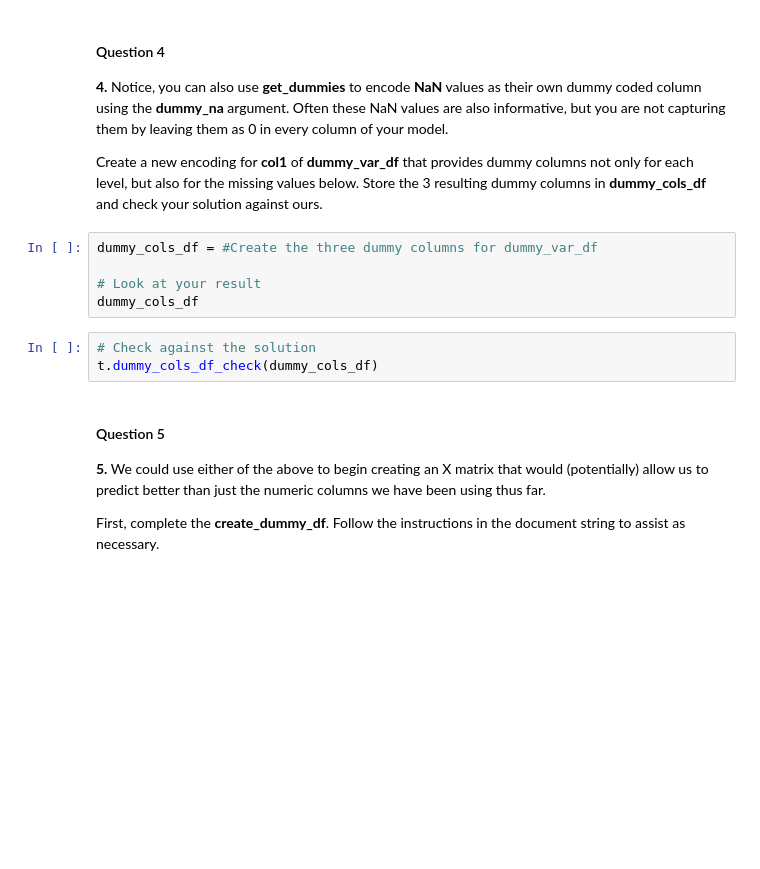
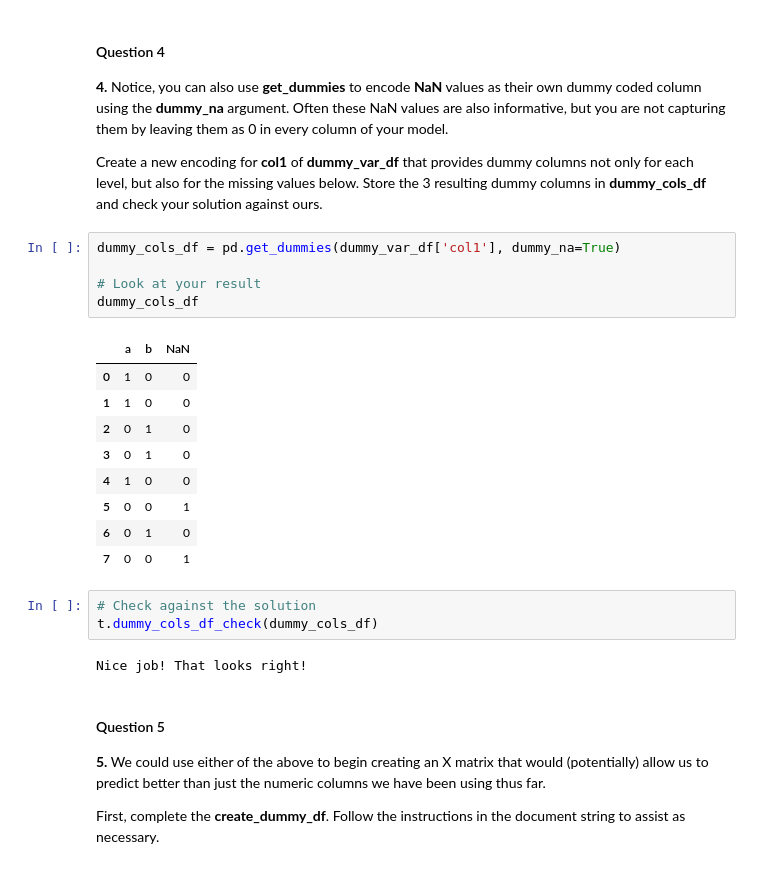
Before and after one commit to ChristopherDaigle/udacity_nano_ds, a Jupyter notebook: udacity_dsnd_two/lessons/CRISP_DM/Categorical Variables.ipynb, the cells around one changed output. Cells and saved outputs as stored; diff of their text form; blank space fills up the shorter version.

```diff
--- a/udacity_dsnd_two/lessons/CRISP_DM/Categorical Variables.ipynb
+++ b/udacity_dsnd_two/lessons/CRISP_DM/Categorical Variables.ipynb
@@ -250,13 +268,25 @@ t.sol_3_dict_check(sol_3_dict)
 
 Create a new encoding for **col1** of **dummy_var_df** that provides dummy columns not only for each level, but also for the missing values below. Store the 3 resulting dummy columns in **dummy_cols_df** and check your solution against ours.
 # %%
-dummy_cols_df = #Create the three dummy columns for dummy_var_df
+dummy_cols_df = pd.get_dummies(dummy_var_df['col1'], dummy_na=True)
 
 # Look at your result
 dummy_cols_df
+# %% [output]
+|  | a | b | NaN |
+| 0 | 1 | 0 | 0 |
+| 1 | 1 | 0 | 0 |
+| 2 | 0 | 1 | 0 |
+| 3 | 0 | 1 | 0 |
+| 4 | 1 | 0 | 0 |
+| 5 | 0 | 0 | 1 |
+| 6 | 0 | 1 | 0 |
+| 7 | 0 | 0 | 1 |
 # %%
 # Check against the solution
 t.dummy_cols_df_check(dummy_cols_df)
+# %% [output]
+Nice job! That looks right!
 # %% [markdown]
 #### Question 5
 
```
Also changed, not shown: parts of 10 cells of this notebook.
